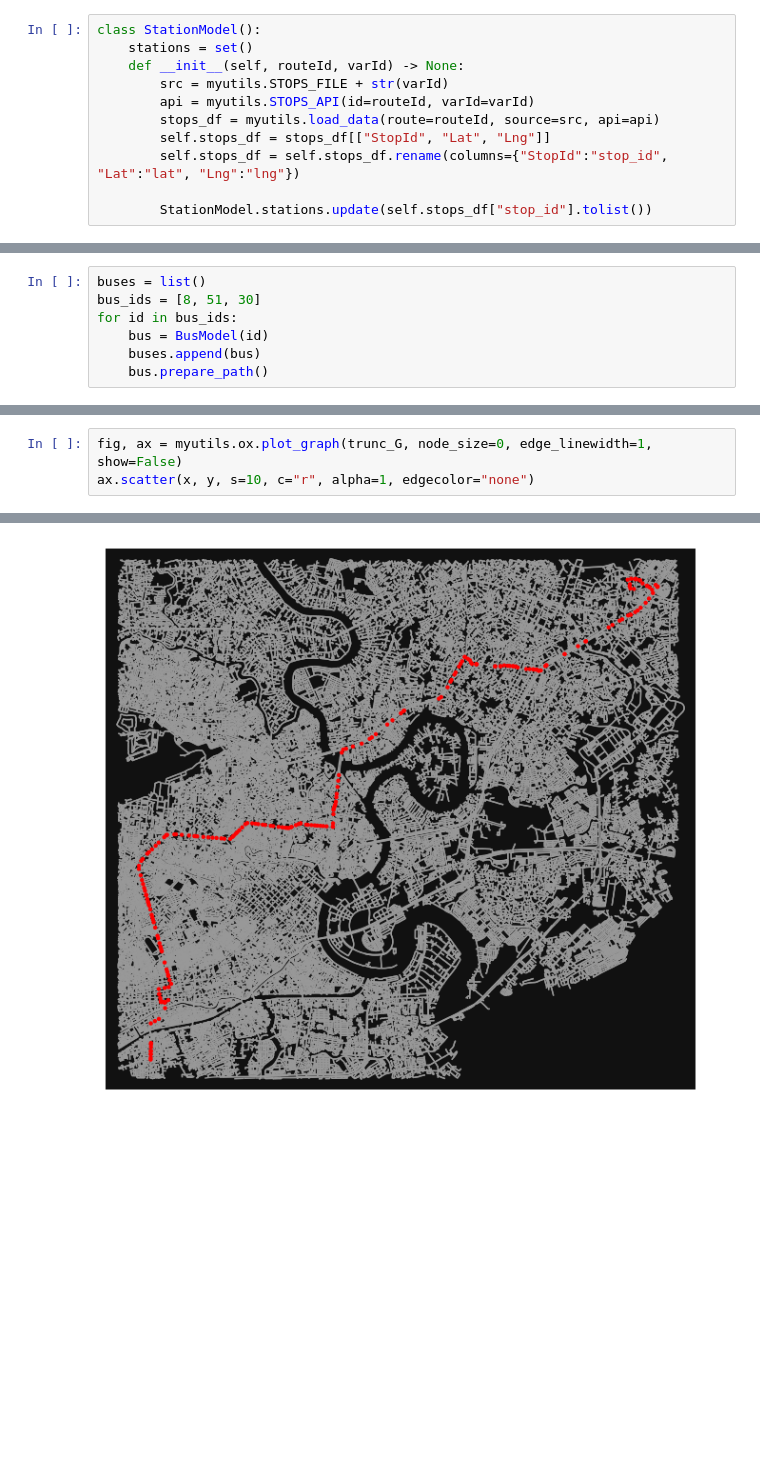
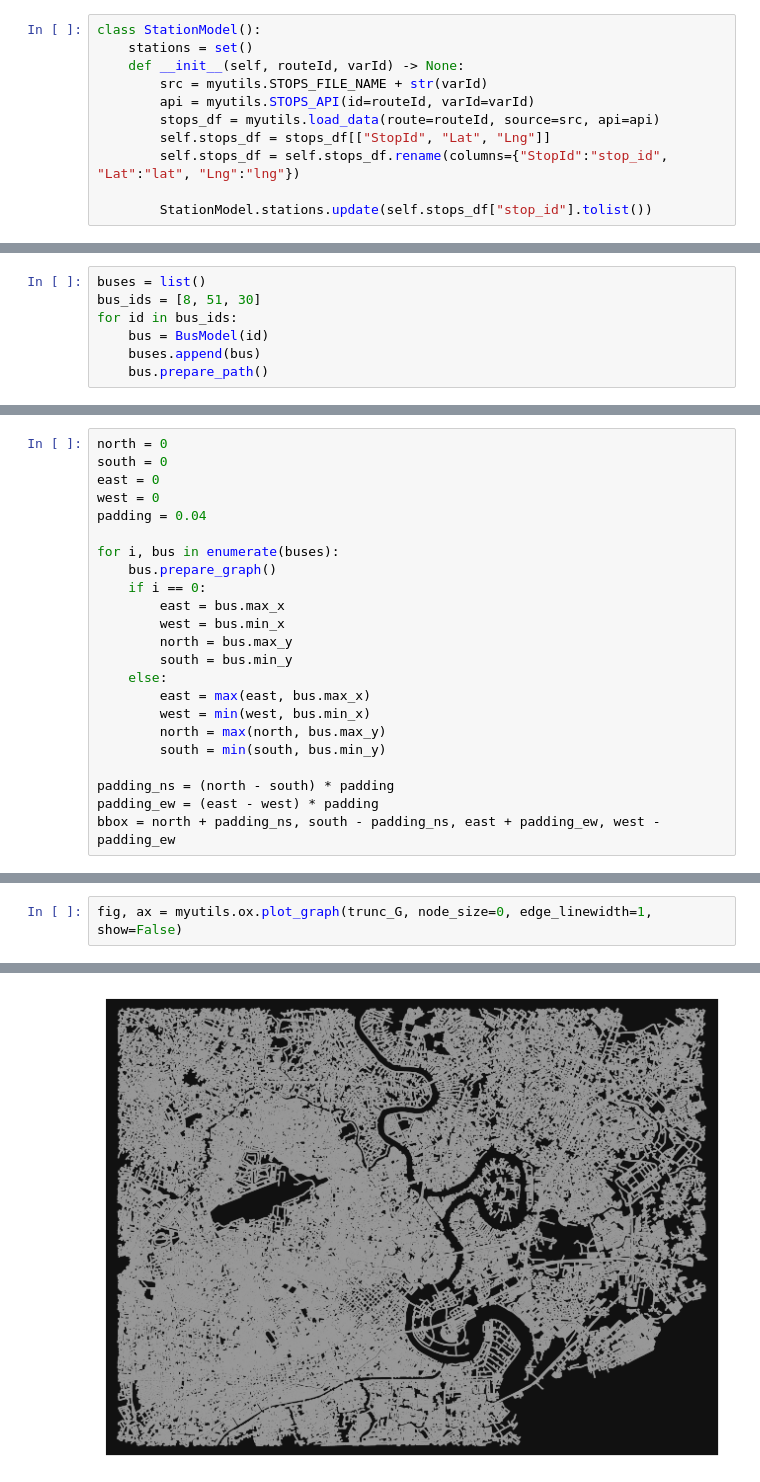
Before and after one commit to ptquang2000/hcm-bus-model, a Jupyter notebook: main.ipynb, the cells around one changed output, grey strips where cells are left out. Drawn from its saved outputs; the diff is of its cells as text; blank space fills up the shorter version.

```diff
--- a/main.ipynb
+++ b/main.ipynb
@@ -11,7 +8,7 @@ G = myutils.load_map()
 class StationModel():
     stations = set()
     def __init__(self, routeId, varId) -> None:
-        src = myutils.STOPS_FILE + str(varId)
+        src = myutils.STOPS_FILE_NAME + str(varId)
         api = myutils.STOPS_API(id=routeId, varId=varId)
         stops_df = myutils.load_data(route=routeId, source=src, api=api)
         self.stops_df = stops_df[["StopId", "Lat", "Lng"]]
@@ -71,0 +86,23 @@ trunc_G = myutils.ox.truncate.truncate_graph_bbox(G, *bbox)
+# %%
+north = 0
+south = 0
+east = 0
+west = 0
+padding = 0.04
+
+for i, bus in enumerate(buses):
+    bus.prepare_graph()
+    if i == 0:
+        east = bus.max_x
+        west = bus.min_x
+        north = bus.max_y
+        south = bus.min_y
+    else:
+        east = max(east, bus.max_x)
+        west = min(west, bus.min_x)
+        north = max(north, bus.max_y)
+        south = min(south, bus.min_y)
+
+padding_ns = (north - south) * padding
+padding_ew = (east - west) * padding
+bbox = north + padding_ns, south - padding_ns, east + padding_ew, west - padding_ew
@@ -72,4 +111,3 @@ trunc_G = myutils.ox.truncate.truncate_graph_bbox(G, *bbox)
 # %%
 fig, ax = myutils.ox.plot_graph(trunc_G, node_size=0, edge_linewidth=1, show=False)
-ax.scatter(x, y, s=10, c="r", alpha=1, edgecolor="none")
 # %% [output]
@@ -77 +114 @@ ax.scatter(x, y, s=10, c="r", alpha=1, edgecolor="none")
-[figure, old version]
+[figure, new version]
```
Also changed, not shown: parts of 8 cells of this notebook, 1 other file.
